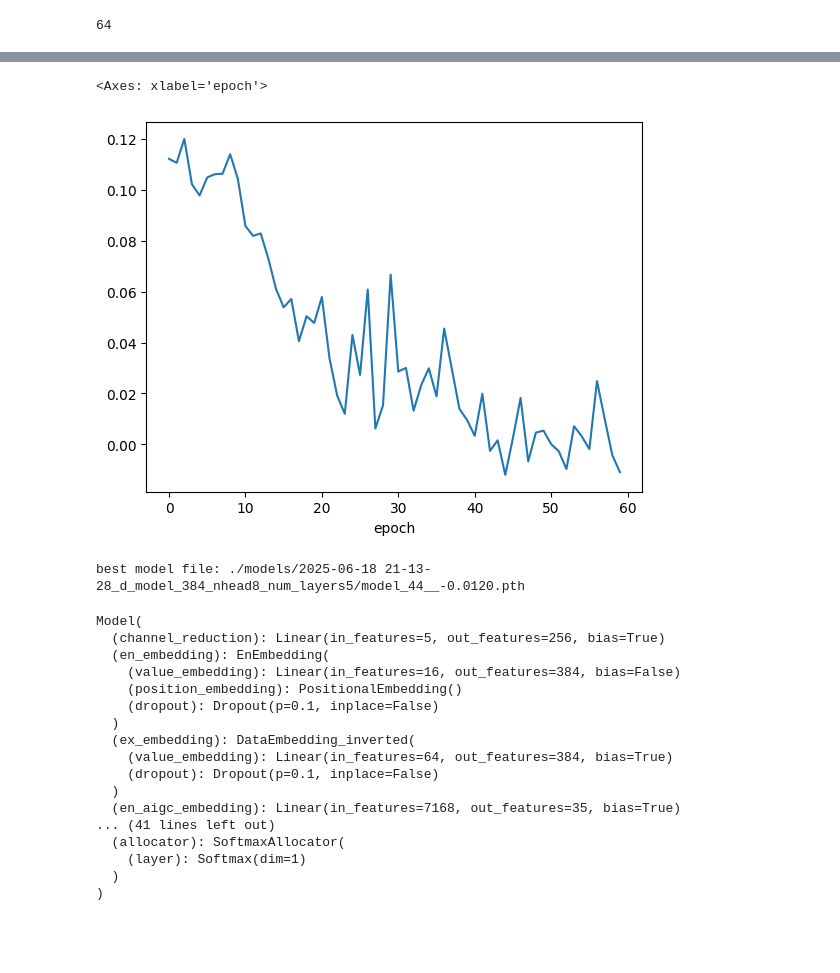
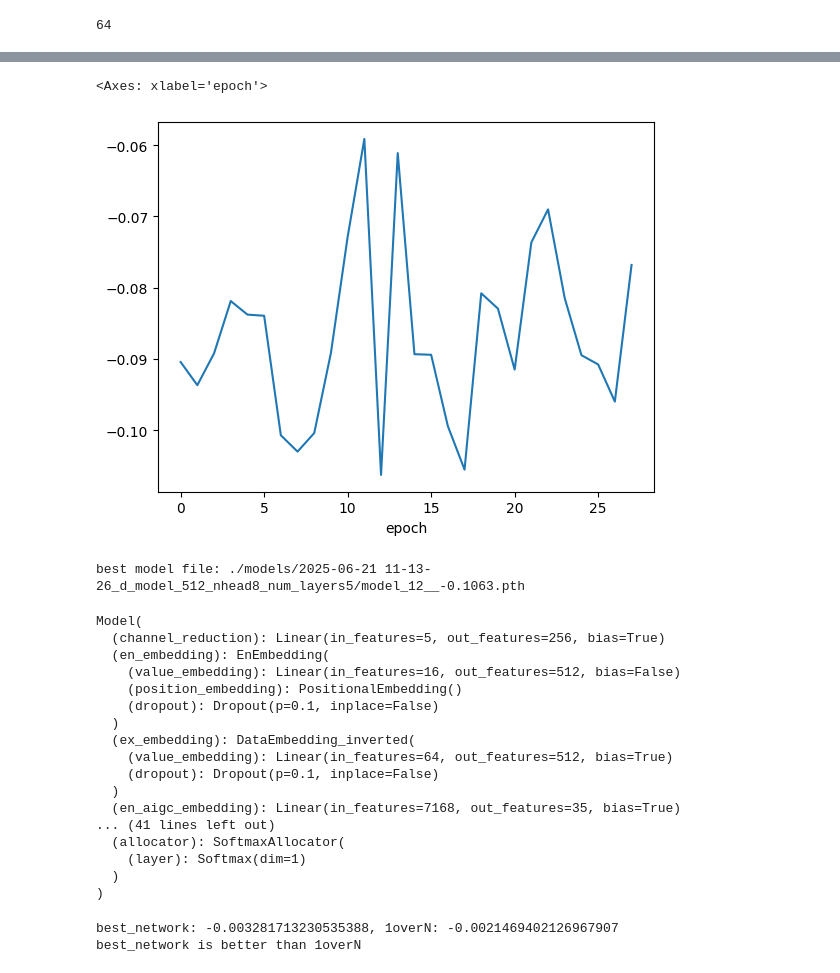
Before and after one commit to zhangmaosen/deep_portfolio, a Jupyter notebook: sft/train_deep_net.ipynb, the cells around one changed output, grey strips where cells are left out. Saved outputs shown, nothing was run; the diff lists cells and outputs as text; code cells hidden in the pictures; blank space fills up the shorter version.

```diff
--- a/sft/train_deep_net.ipynb
+++ b/sft/train_deep_net.ipynb
@@ -37,7 +37,7 @@ from deepdow.callbacks import EarlyStoppingCallback, ModelCheckpointCallback, Ca
 from deepdow.visualize import generate_metrics_table, generate_weights_table, plot_metrics, plot_weight_heatmap
 # %%
 use_aigc_data = True
-d_model = 384
+d_model = 512
 configs_dict = {
     'task_name': 'long_term_forecast',
     'features': 'M',  # or 'S' for single variable
@@ -358,11 +375,12 @@ class Model(nn.Module, Benchmark):
 
         _, _, N = x_enc.shape
 
-        en_aigc_embed = self.en_aigc_embedding(x_aigc)
-        #en_aigc_embed = en_aigc_embed.reshape(x_aigc.shape[0],x_aigc.shape[1], -1)
-        en_aigc_embed = self.aigc_dropout(en_aigc_embed)
+        if x_aigc is not None and False:
+            en_aigc_embed = self.en_aigc_embedding(x_aigc)
+            #en_aigc_embed = en_aigc_embed.reshape(x_aigc.shape[0],x_aigc.shape[1], -1)
+            en_aigc_embed = self.aigc_dropout(en_aigc_embed)
 
-        x_enc = x_enc + self.aigc_weight * en_aigc_embed
+            x_enc = x_enc + self.aigc_weight * en_aigc_embed
 
         en_embed, n_vars = self.en_embedding(x_enc.permute(0, 2, 1))
 
@@ -372,9 +390,12 @@ class Model(nn.Module, Benchmark):
         #ex_embed = self.ex_embedding(x_enc, x_mark_enc)
         #x_aigc = self.aigc_cross_dropout(x_aigc)
 
-        cross_aigc_embed = self.cross_aigc_embedding(x_aigc)
-        cross_aigc_embed = self.aigc_cross_dropout(cross_aigc_embed)
-        ex_embed = self.ex_embedding(x_enc, cross_aigc_embed)
+        if x_aigc is not None:
+            cross_aigc_embed = self.cross_aigc_embedding(x_aigc)
+            cross_aigc_embed = self.aigc_cross_dropout(cross_aigc_embed)
+            ex_embed = self.ex_embedding(x_enc, cross_aigc_embed) # 反转后 对每个通道的序列进行embedding
+        else:
+            ex_embed = self.ex_embedding(x_enc, x_mark_enc)
 
 
 
@@ -557,13 +578,13 @@ run = ExtendedRun(network,
           benchmarks={'OneOverN': OneOverN(),
                       'MaximumReturn': MaximumReturn(),
                      },
-          val_dataloaders={'test': val_dataloader},
+          val_dataloaders={'val': val_dataloader},
           optimizer=torch.optim.Adam(network.parameters(), amsgrad=True, lr=0.001),
           callbacks=[EarlyStoppingCallback(metric_name='loss',
-                                           dataloader_name='test',
+                                           dataloader_name='val',
                                            patience=15),
                      ModelCheckpointCallback(folder_path=f'./models/{date_time}_d_model_{d_model}_nhead{n_heads}_num_layers{n_layers}/',
-                                             dataloader_name='test',
+                                             dataloader_name='val',
                                              metric_name='loss')],
           device=device,
           #dtype=torch.float64,
@@ -572,5 +593,5 @@ run = ExtendedRun(network,
 #
 # %%
 #torch.autograd.set_detect_anomaly(True)
-history = run.launch(45)
+history = run.launch(10)
 # %% [output]
@@ -603,8 +623,8 @@ Name: value, Length: 62, dtype: float32
 # %%
-per_epoch_results.mean()['test']['loss']['network'].plot()
+per_epoch_results.mean()['val']['loss']['network'].plot()
 # %% [output]
 <Axes: xlabel='epoch'>
-[figure, old version]
+[figure, new version]
 # %%
 from json import load
 import os
@@ -622,7 +642,7 @@ def get_latest_pth_file(model_path):
     latest_file = max(pth_files, key=os.path.getmtime)
     return latest_file
 model_path = f'./models/{date_time}_d_model_{d_model}_nhead{n_heads}_num_layers{n_layers}/'
-#model_path = f'./models/2025-06-18 20-44-51_d_model_256_nhead8_num_layers5'
+
 #save configs to file in model_path
 with open(os.path.join(model_path, 'configs.json'), 'w') as f:
     import json
@@ -636,16 +656,16 @@ loaded_network = torch.load(best_model_file, weights_only=False)
 loaded_network.to('cpu')
 loaded_network.eval()
 # %% [output]
-best model file: ./models/2025-06-18 21-13-28_d_model_384_nhead8_num_layers5/model_44__-0.0120.pth
+best model file: ./models/2025-06-21 11-13-26_d_model_512_nhead8_num_layers5/model_12__-0.1063.pth
 Model(
   (channel_reduction): Linear(in_features=5, out_features=256, bias=True)
   (en_embedding): EnEmbedding(
-    (value_embedding): Linear(in_features=16, out_features=384, bias=False)
+    (value_embedding): Linear(in_features=16, out_features=512, bias=False)
     (position_embedding): PositionalEmbedding()
     (dropout): Dropout(p=0.1, inplace=False)
   )
   (ex_embedding): DataEmbedding_inverted(
-    (value_embedding): Linear(in_features=64, out_features=384, bias=True)
+    (value_embedding): Linear(in_features=64, out_features=512, bias=True)
     (dropout): Dropout(p=0.1, inplace=False)
   )
   (en_aigc_embedding): Linear(in_features=7168, out_features=35, bias=True)
@@ -675,6 +695,14 @@ metrics_table = generate_metrics_table(benchmarks,
 # %%
 value_1 = metrics_table[(metrics_table['metric'] == 'MeanReturn') & (metrics_table['benchmark'] == '1overN')][['value','timestamp']].sort_values('timestamp')['value']
 value_2 = metrics_table[(metrics_table['metric'] == 'MeanReturn') & (metrics_table['benchmark'] == 'best_network')][['value','timestamp']].sort_values('timestamp')['value']
+print(f'best_network: {value_2.mean()}, 1overN: {value_1.mean()}')
+if value_2.mean() < value_1.mean():
+    print('best_network is better than 1overN')
+else:
+    print('1overN is better than best_network')
+# %% [output]
+best_network: -0.003281713230535388, 1overN: -0.0021469402126967907
+best_network is better than 1overN
 # %%
 #plot value_1, value_2 in one plot
 plt.figure(figsize=(10, 5))
```
Also changed, not shown: parts of 14 cells of this notebook, 1 other file.
